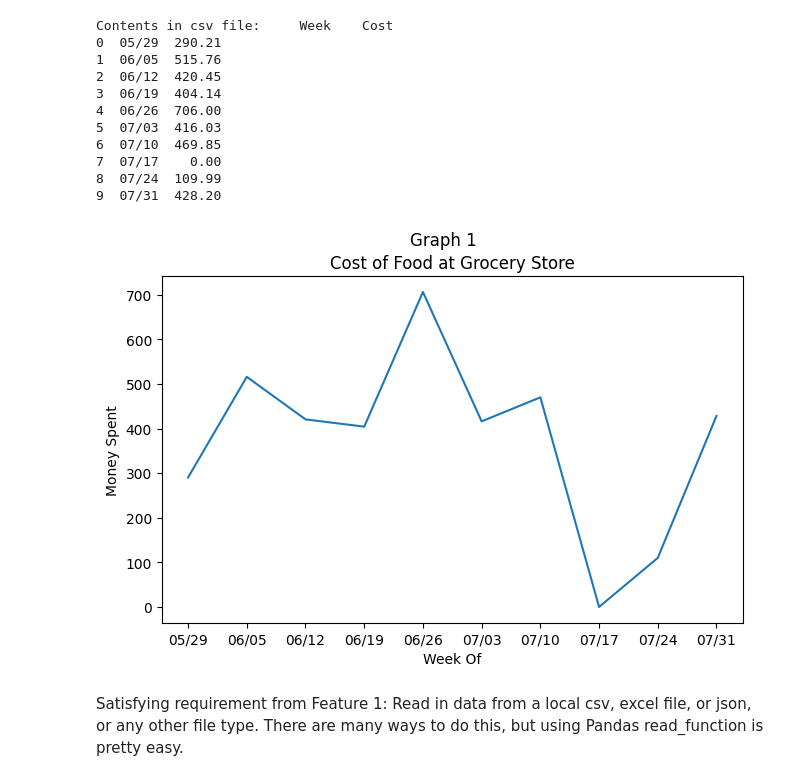
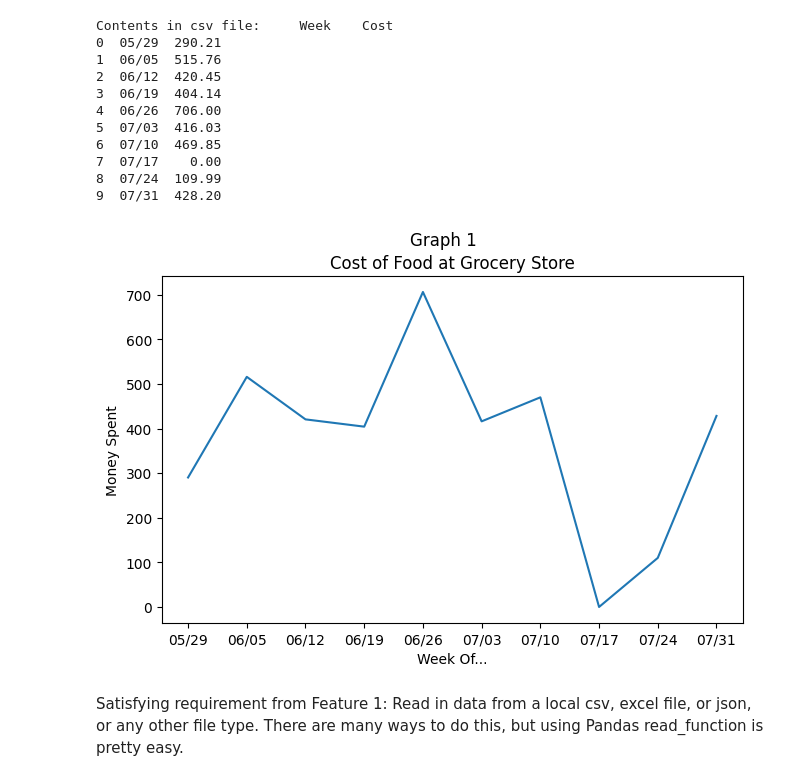
Before and after one commit to ACollins00/CostComparison, a Jupyter notebook: ProjectNov2022.ipynb, the cells around one changed output. Cells and saved outputs as stored; diff of their text form; code cells hidden in the pictures.

```diff
--- a/ProjectNov2022.ipynb
+++ b/ProjectNov2022.ipynb
@@ -3,35 +3,35 @@ import pandas as pd
 import matplotlib.pyplot as plt
 import matplotlib as mpl
 import numpy as nmpy
 
 plt.rcParams["figure.figsize"] = [7.50, 4.5]
 plt.rcParams["figure.autolayout"] = False
 
 columns = ["Week", "Cost"]
 
 df = pd.read_csv("C:/Users/Amy/codeky/GroceryStoreWeeklyCost - Sheet1.csv")
 
 print("Contents in csv file:", df)
 
 plt.plot(df.Week, df.Cost)
 plt.title("Cost of Food at Grocery Store")
 plt.suptitle("Graph 1")
-plt.xlabel('Week Of')
+plt.xlabel('Week Of...')
 plt.ylabel('Money Spent')
 plt.show()
 # %% [output]
 Contents in csv file:     Week    Cost
 0  05/29  290.21
 1  06/05  515.76
 2  06/12  420.45
 3  06/19  404.14
 4  06/26  706.00
 5  07/03  416.03
 6  07/10  469.85
 7  07/17    0.00
 8  07/24  109.99
 9  07/31  428.20
-[figure, old version]
+[figure, new version]
 # %% [markdown]
 Satisfying requirement from Feature 1: Read in data from a local csv, excel file, or json, or any other file type. There are many ways to do this, but using Pandas read_function is pretty easy.
 # %%
```
Also changed, not shown: parts of 5 cells of this notebook.
